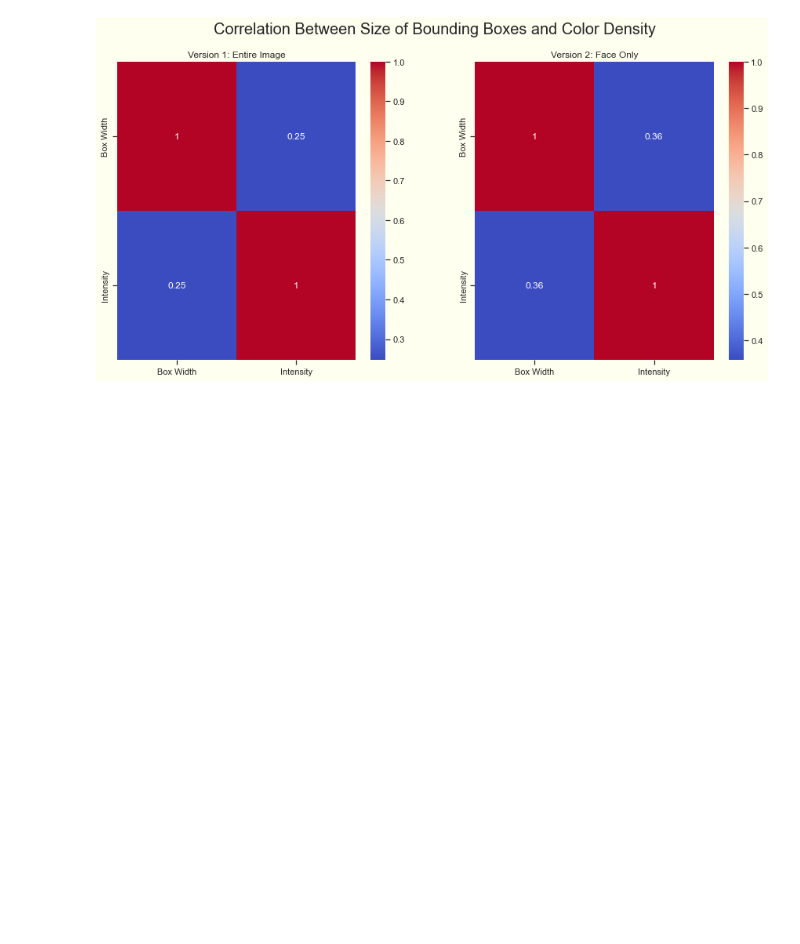
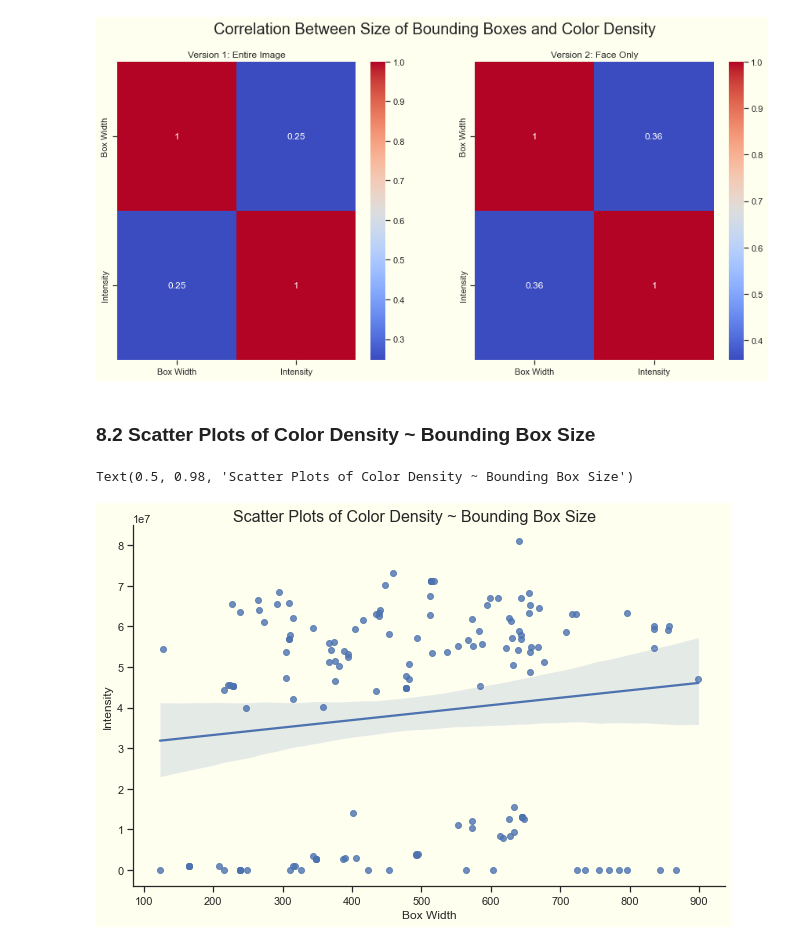
Before and after one commit to eumarassis/dgmd17-tello-objectdetection, a Jupyter notebook: EDA/ProjectEDA.ipynb, the cells around one changed output. Saved outputs shown, nothing was run; the diff lists cells and outputs as text; code cells hidden in the pictures; blank space fills up the shorter version.

```diff
--- a/EDA/ProjectEDA.ipynb
+++ b/EDA/ProjectEDA.ipynb
@@ -263,3 +266,23 @@ axs[1].set_title("Version 2: Face Only")
 # %% [output]
 Text(0.5, 1.0, 'Version 2: Face Only')
 [figure]
+# %% [markdown]
+### 8.2 Scatter Plots of Color Density ~ Bounding Box Size
+# %%
+
+df_plot = df.groupby("log_time").mean()[['detected bounding box width', 'total_intensity']]
+
+df_plot = df_plot.rename(columns = {'detected bounding box width' : 'Box Width',
+                                                      'total_intensity' : 'Intensity',
+                                                      })
+f = sns.lmplot(data = df_plot,
+            x = 'Box Width',
+            y = 'Intensity',
+            height=6,
+            aspect=1.5)
+
+# Add a title to the Figure
+f.fig.suptitle("Scatter Plots of Color Density ~ Bounding Box Size", fontsize=16)
+# %% [output]
+Text(0.5, 0.98, 'Scatter Plots of Color Density ~ Bounding Box Size')
+[figure, added]
```
Also changed, not shown: parts of 7 cells of this notebook, 4 other files.
